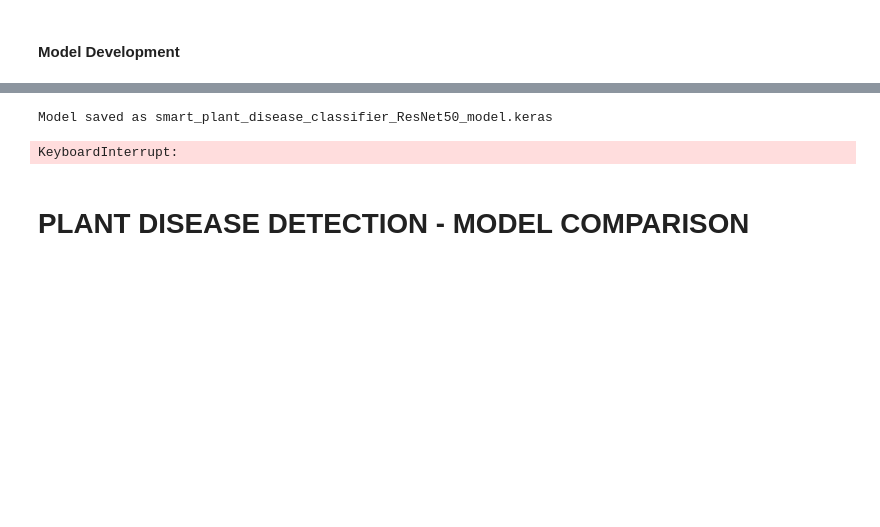
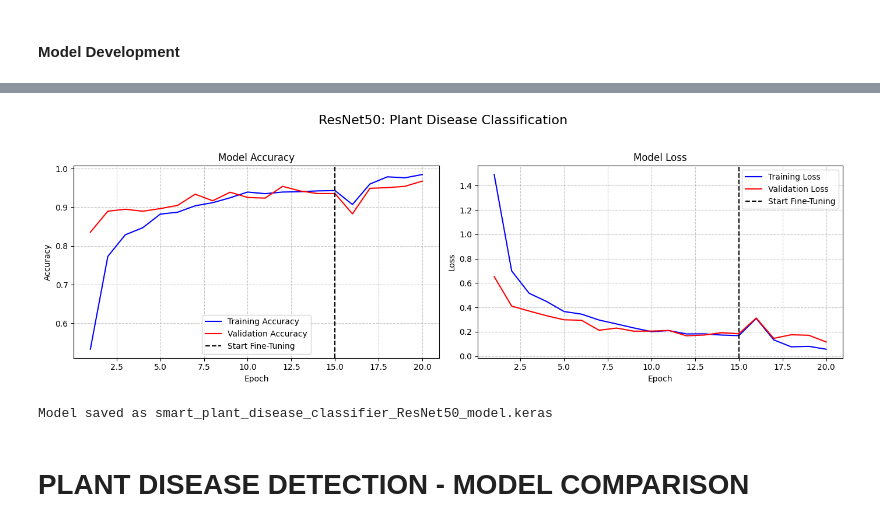
Before and after one commit to ChirathiSomadasa/Deep_Learning_Assignment, a Jupyter notebook: Deep_Learning_Assignment.ipynb, the cells around one changed output, grey strips where cells are left out. Saved outputs shown, nothing was run; the diff lists cells and outputs as text; code cells hidden in the pictures; blank space fills up the shorter version.

```diff
--- a/Deep_Learning_Assignment.ipynb
+++ b/Deep_Learning_Assignment.ipynb
@@ -1201,7 +1199,7 @@ early_stop_stage1 = EarlyStopping(
 )
 
 # Train model
-ResNet50_model.fit(
+history_stage1 = ResNet50_model.fit(
     train_ds,
     validation_data=val_ds,
     epochs=30,
@@ -1257,10 +1255,10 @@ reduce_lr_stage2 = ReduceLROnPlateau(
 )
 
 # Fine-tune (train) for a few more epochs
-ResNet50_model.fit(
+history_stage2 = ResNet50_model.fit(
     train_ds,
     validation_data=val_ds,
-    epochs=10,  # for fine-tuning
+    epochs=5,  # for fine-tuning
     callbacks=[early_stop_stage2, reduce_lr_stage2],
     verbose=1
 )
@@ -1291,3 +1314,47 @@ Validation Accuracy after fine-tune: 97.63%
+# %%
+import matplotlib.pyplot as plt
+
+def plot_combined_history(history1, history2, title="ResNet50 Training Performance"):
+    # Concatenate metrics
+    acc = history1.history['accuracy'] + history2.history['accuracy']
+    val_acc = history1.history['val_accuracy'] + history2.history['val_accuracy']
+    loss = history1.history['loss'] + history2.history['loss']
+    val_loss = history1.history['val_loss'] + history2.history['val_loss']
+
+    epochs = range(1, len(acc) + 1)
+
+    plt.figure(figsize=(14, 5))
+
+    #  Accuracy Plot
+    plt.subplot(1, 2, 1)
+    plt.plot(epochs, acc, 'b-', label='Training Accuracy')
+    plt.plot(epochs, val_acc, 'r-', label='Validation Accuracy')
+    plt.axvline(x=len(history1.history['accuracy']), color='k', linestyle='--', label='Start Fine-Tuning')
+    plt.title('Model Accuracy')
+    plt.xlabel('Epoch')
+    plt.ylabel('Accuracy')
+    plt.legend()
+    plt.grid(True, linestyle='--', alpha=0.7)
+
+    #  Loss Plot
+    plt.subplot(1, 2, 2)
+    plt.plot(epochs, loss, 'b-', label='Training Loss')
+    plt.plot(epochs, val_loss, 'r-', label='Validation Loss')
+    plt.axvline(x=len(history1.history['loss']), color='k', linestyle='--', label='Start Fine-Tuning')
+    plt.title('Model Loss')
+    plt.xlabel('Epoch')
+    plt.ylabel('Loss')
+    plt.legend()
+    plt.grid(True, linestyle='--', alpha=0.7)
+
+    plt.suptitle(title, fontsize=16)
+    plt.tight_layout(rect=[0, 0.03, 1, 0.95])
+    plt.show()
+
+# Call this function with your ResNet50 histories
+plot_combined_history(history_stage1, history_stage2, title="ResNet50: Plant Disease Classification")
+# %% [output]
+[figure, added]
 # %%
 # Save the entire model (architecture + weights + training config)
 ResNet50_model.save("smart_plant_disease_classifier_ResNet50_model.keras")
@@ -1296,18 +1363,23 @@ print("Model saved as smart_plant_disease_classifier_ResNet50_model.keras")
 Model saved as smart_plant_disease_classifier_ResNet50_model.keras
 # %%
 import numpy as np
+from sklearn.metrics import classification_report, confusion_matrix, accuracy_score
 import matplotlib.pyplot as plt
-from sklearn.metrics import classification_report, confusion_matrix
 import seaborn as sns
 
-# Get predictions and true labels
+# Gather all validation images and labels
+X_val = []
 y_true = []
-y_pred = []
+for images, labels in val_ds:
+    X_val.append(images)
+    y_true.extend(np.argmax(labels, axis=1))
 
-for images, labels in val_ds:
-    preds = ResNet50_model.predict(images, verbose=0)
-    y_true.extend(np.argmax(labels, axis=1))  # Correct: no .numpy() needed
-    y_pred.extend(np.argmax(preds, axis=1))
+X_val = np.concatenate(X_val, axis=0)
+y_true = np.array(y_true)
+
+# Predict all at once (MUCH faster)
+y_pred_probs = ResNet50_model.predict(X_val, verbose=1)
+y_pred = np.argmax(y_pred_probs, axis=1)
 
 # Confusion Matrix
 cm = confusion_matrix(y_true, y_pred)
@@ -1323,12 +1395,9 @@ print("Classification Report for ResNet50 Model:")
 print(classification_report(y_true, y_pred, target_names=class_names, zero_division=0))
 
 # Overall Accuracy
-from sklearn.metrics import accuracy_score
 acc = accuracy_score(y_true, y_pred)
 print(f"Overall Validation Accuracy: {acc:.4f}")
 print(f"Overall Validation Accuracy: {acc * 100:.2f}%")
-# %% [output]
-KeyboardInterrupt:
 # %% [markdown]
 # **PLANT DISEASE DETECTION - MODEL COMPARISON**
 # %%
```
Also changed, not shown: parts of 5 cells of this notebook.
